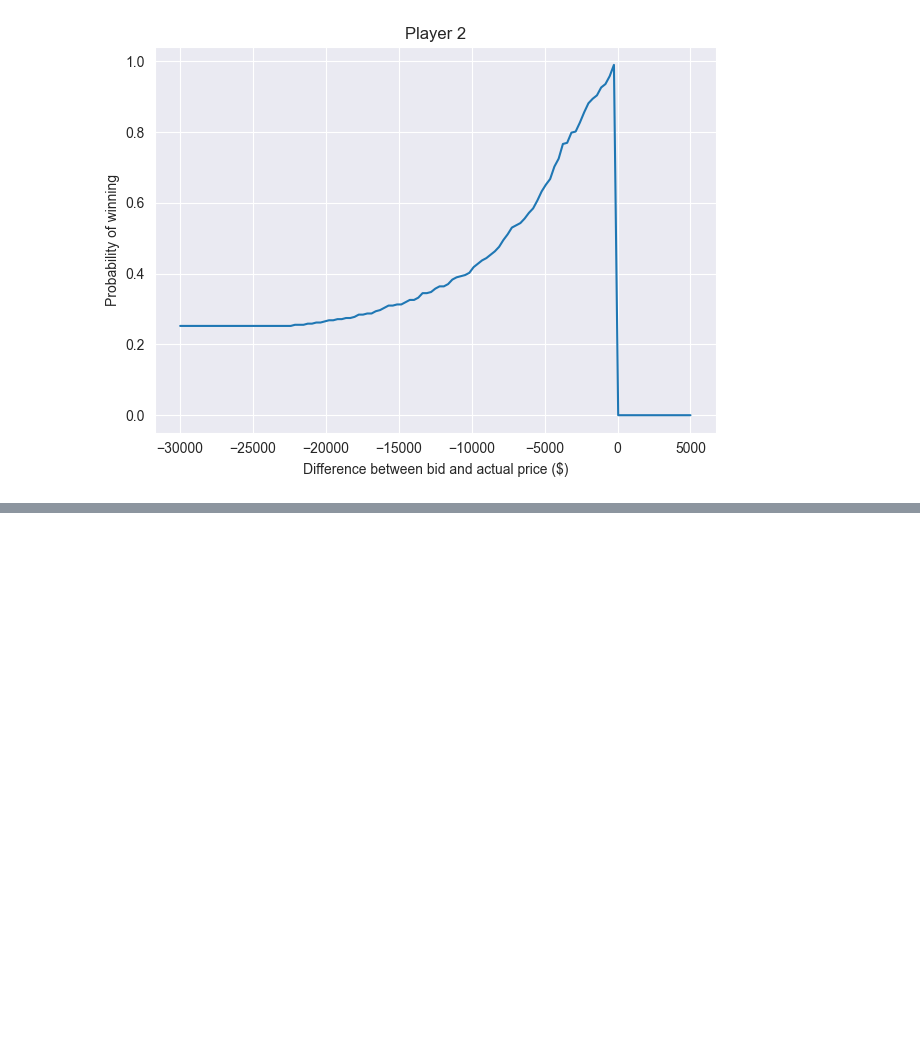
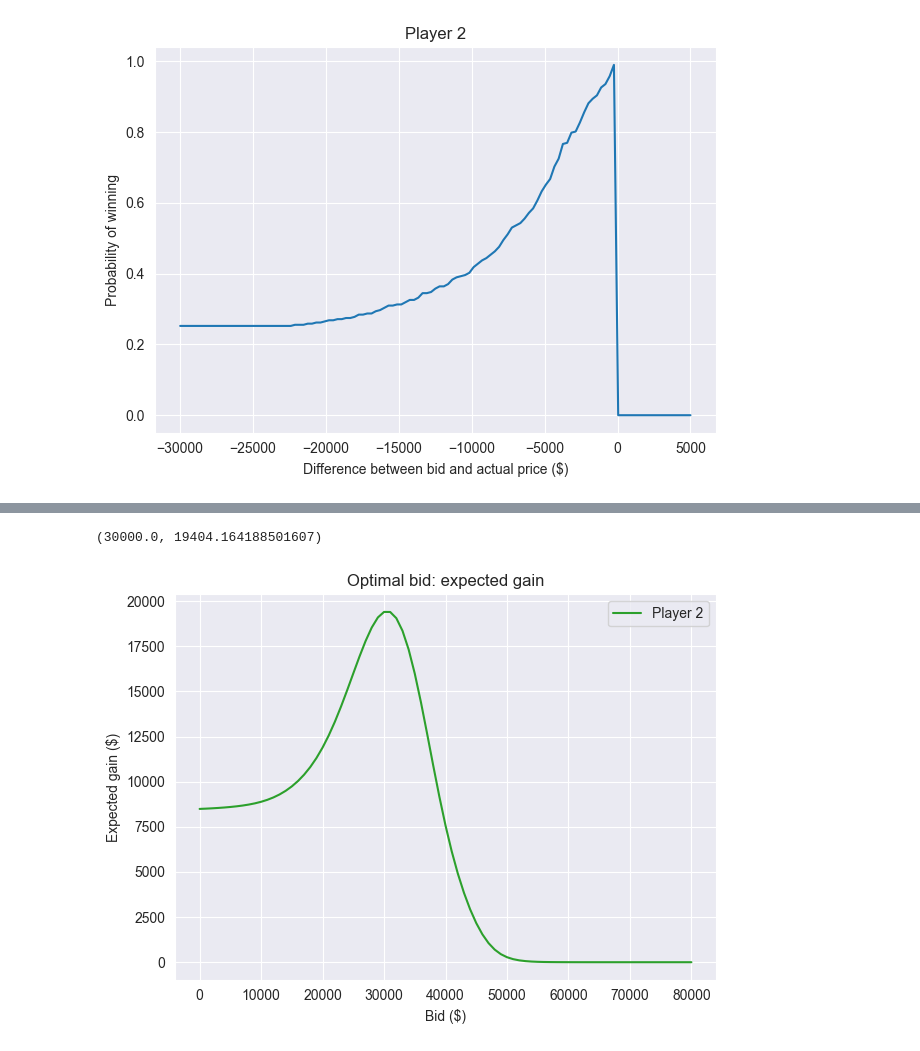
Before and after one commit to Xupeiyi/think-bayes, a Jupyter notebook: chapter9.ipynb, the cells around one changed output, grey strips where cells are left out. Drawn from its saved outputs; the diff is of its cells as text; code cells hidden in the pictures; blank space fills up the shorter version.

```diff
--- a/chapter9.ipynb
+++ b/chapter9.ipynb
@@ -189,0 +294,18 @@ decorate(
+# %%
+expected_gains2 = [
+    calc_expected_gain(bid, price_posterior2, diff_sample1)
+    for bid in price_posterior2.qs
+]
+expected_gains2 = pd.Series(expected_gains2, index=price_posterior2.qs)
+
+expected_gains2.plot(label='Player 2', color='C2')
+decorate(
+    xlabel='Bid ($)',
+    ylabel='Expected gain ($)',
+    title='Optimal bid: expected gain'
+)
+
+expected_gains2.idxmax(), expected_gains2.max()
+# %% [output]
+(30000.0, 19404.164188501607)
+[figure, added]
```
Also changed, not shown: parts of 18 cells of this notebook.
